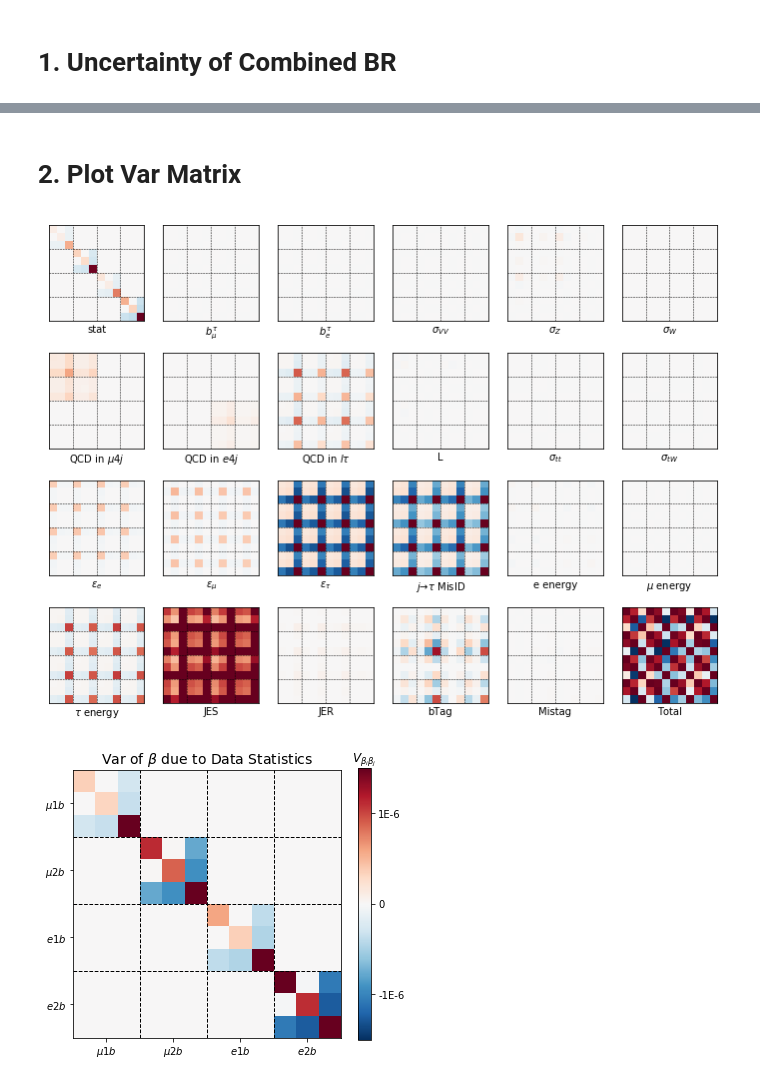
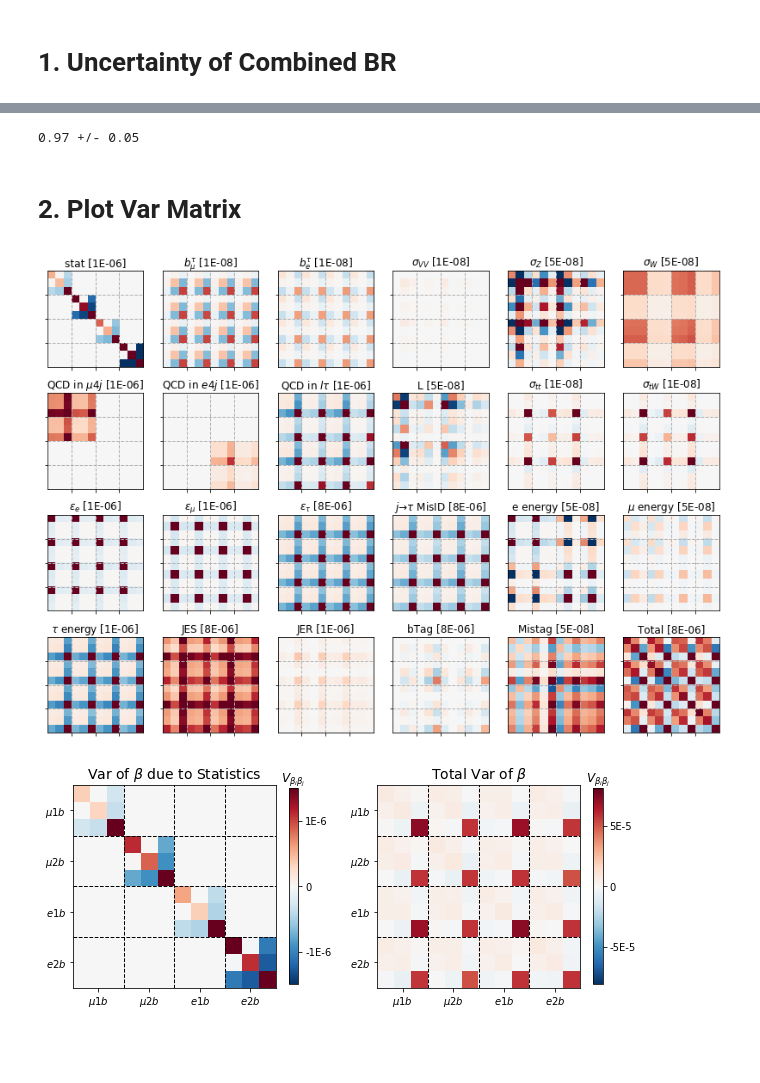
Before and after one commit to ZihengChen/WBranchingFaction, a Jupyter notebook: notebooks/ju_combine.ipynb, the cells around one changed output, grey strips where cells are left out. Saved outputs shown, nothing was run; the diff lists cells and outputs as text; code cells hidden in the pictures; blank space fills up the shorter version.

```diff
--- a/notebooks/ju_combine.ipynb
+++ b/notebooks/ju_combine.ipynb
@@ -26,19 +29,38 @@ print(sigma/0.1080*100)
+# %%
+combiner = bfCombiner(covarTotal, beta0, paramTypy='r')
+sigma, corr = combiner.bfvar()
+
+r,dr = combiner.paramLS[0], sigma[0]
+print('{:3.2f} +/- {:3.2f} '.format(r,dr))
+# %% [output]
+0.97 +/- 0.05
 # %% [markdown]
 # 2. Plot Var Matrix
 # %%
-plt.figure(figsize=(12,9),facecolor='w')
-showCovar(covar)
+plt.figure(figsize=(14,10),facecolor='w')
+showCovar(covar,sameCNorm=False)
 plt.savefig('../plots/covarMatrix.png',dpi=300)
 # %% [output]
-[figure, old version]
+[figure, new version]
 # %%
-plt.figure(figsize=(6,5),facecolor='w')
+plt.figure(figsize=(10,4),facecolor='w')
+
+plt.subplot(1,2,1)
 mtx = covar[0] #* 10000
-showSingleCovar(mtx,showCorr=False, norm= 1.5e-6, titleName=r'Var of $\beta$ due to Data Statistics')
-cbar = plt.colorbar( ticks=[-1e-6, 0, 1e-6])
+showSingleCovar(mtx, norm= 1.5e-6, titleName=r'Var of $\beta$ due to Statistics')
+cbar = plt.colorbar( ticks=[-1e-6, 0, 1e-6],shrink=0.9)
 cbar.ax.set_title(r'$V_{\beta_i\beta_j}$')
 cbar.ax.set_yticklabels(['-1E-6', '0', '1E-6'])
 
-plt.savefig('../plots/covarData.png',dpi=300)
+plt.subplot(1,2,2)
+
+mtx = np.sum(covar,axis=0) #* 10000
+showSingleCovar(mtx, norm= 81e-6, titleName=r'Total Var of $\beta$')
+cbar = plt.colorbar( ticks=[-5e-5, 0, 5e-5],shrink=0.9)
+cbar.ax.set_title(r'$V_{\beta_i\beta_j}$')
+cbar.ax.set_yticklabels(['-5E-5', '0', '5E-5'])
+
+
+plt.savefig('../plots/covarMatrix2.png',dpi=300)
 # %% [output]
-[figure, old version]
+[figure, new version]
```
Also changed, not shown: parts of 2 cells of this notebook, 1 other file.
